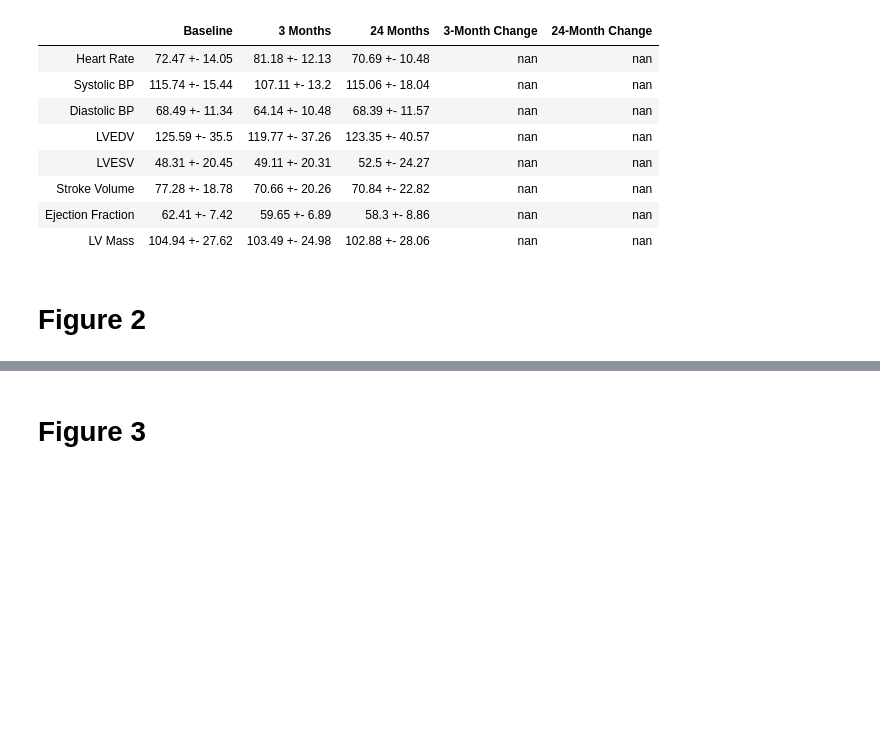
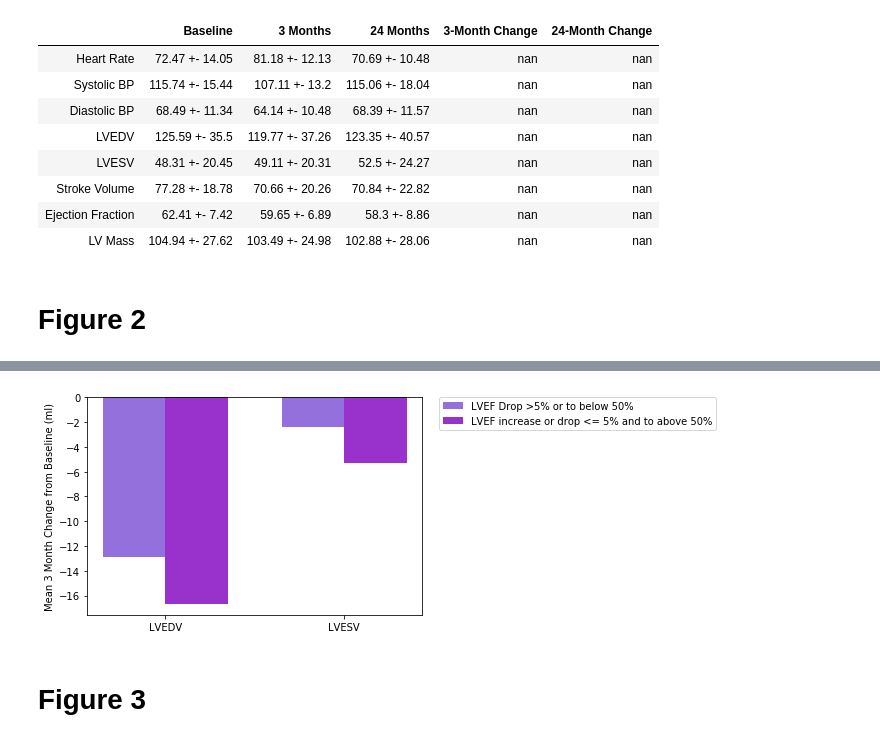
Before and after one commit to dpuri-wm/Reach2021, a Jupyter notebook: collab/main.ipynb, the cells around one changed output, grey strips where cells are left out. Drawn from its saved outputs; the diff is of its cells as text; code cells hidden in the pictures; blank space fills up the shorter version.

```diff
--- a/collab/main.ipynb
+++ b/collab/main.ipynb
@@ -367,3 +308,73 @@ NameError: name 'LVEDV_std_light_purple' is not defined
+# %%
+# find all columns that meet light purple criteria and drop duplicates for 24 months
+light_purple24 = pd.concat([twentyfour1[twentyfour1['vol5_lvef'] < 50], twentyfour1[(baseline['vol5_lvef'] - twentyfour1['vol5_lvef']) > 5]
+]).drop_duplicates().reset_index(drop=True)
+
+# determine IDs of all the columns that meet light purple criteria
+ids = light_purple24['ID']
+
+# determine which columns meet light purple criteria for 0 months and 3 months
+light_purple0 = baseline[baseline['ID'].isin(ids)].reset_index()
+light_purple3 = three[three['ID'].isin(ids)].reset_index()
+
+# eliminate columns that don't meet the LVESV criteria
+light_purple00 = light_purple0[(light_purple3['vol5_lvesv'] - light_purple0['vol5_lvesv']) < 3]
+light_purple33 = light_purple3[(light_purple3['vol5_lvesv'] - light_purple0['vol5_lvesv']) < 3]
+light_purple2424 = light_purple24[(light_purple3['vol5_lvesv'] - light_purple0['vol5_lvesv']) < 3]
+
+# calculate values for light purple bars
+LVEDV_light_purple = (light_purple00['vol5_lvedv'] - light_purple33['vol5_lvedv']).mean()
+LVEDV_light_purple
+
+LVESV_light_purple = (light_purple00['vol5_lvesv'] - light_purple33['vol5_lvesv']).mean()
+LVESV_light_purple
+
+# get ids for dark purple bars
+ids2 = []
+for num in twentyfour1['ID']:
+    if num not in ids:
+        ids2.append(num)
+
+# get dataframes with columns that meet dark purple criteria
+light_purple000 = baseline[baseline['ID'].isin(ids2)].reset_index()
+light_purple333 = three[three['ID'].isin(ids2)].reset_index()
+light_purple242424 = twentyfour1[twentyfour1['ID'].isin(ids2)].reset_index()
+
+# eliminate those that don't meet LVESV criteria
+light_purple0000 = light_purple000[(light_purple333['vol5_lvesv'] - light_purple000['vol5_lvesv']) < 3]
+light_purple3333 = light_purple333[(light_purple333['vol5_lvesv'] - light_purple000['vol5_lvesv']) < 3]
+light_purple24242424 = light_purple242424[(light_purple333['vol5_lvesv'] - light_purple000['vol5_lvesv']) < 3]
+
+# calculate values for dark purple bars
+LVEDV_dark_purple = (light_purple0000['vol5_lvedv'] - light_purple3333['vol5_lvedv']).mean()
+LVEDV_dark_purple
+
+LVESV_dark_purple = (light_purple0000['vol5_lvesv'] - light_purple3333['vol5_lvesv']).mean()
+LVESV_dark_purple
+
+# creating the graph
+labels = ['LVEDV', 'LVESV']
+light_purple = [LVEDV_light_purple * -1, LVESV_light_purple * -1]
+dark_purple = [LVEDV_dark_purple * -1, LVESV_dark_purple * -1]
+#light_purple_std = [LVEDV_std_light_purple, LVESV_std_light_purple]
+x = np.arange(2)  # the label locations
+width = 0.35  # the width of the bars
+
+fig, ax = plt.subplots()
+rects1 = ax.bar(x - width/2, light_purple, width, label='LVEF Drop >5% or to below 50%', color = 'mediumpurple')
+rects2 = ax.bar(x + width/2, dark_purple, width, label='LVEF increase or drop <= 5% and to above 50%', color = 'darkorchid')
+
+# Add some text for labels, title and custom x-axis tick labels, etc.
+ax.set_ylabel("Mean 3 Month Change from Baseline (ml)")
+ax.set_xticks(x)
+ax.set_xticklabels(labels)
+plt.legend(bbox_to_anchor=(1.05, 1), loc='upper left', borderaxespad=0.)
+#plt.errorbar(x, light_purple, yerr=1, linestyle="None")
+
+
+plt.show()
+# %% [output]
+[figure, added]
 # %% [markdown]
 # Figure 3
 # %%
```
Also changed, not shown: parts of 12 cells of this notebook.
